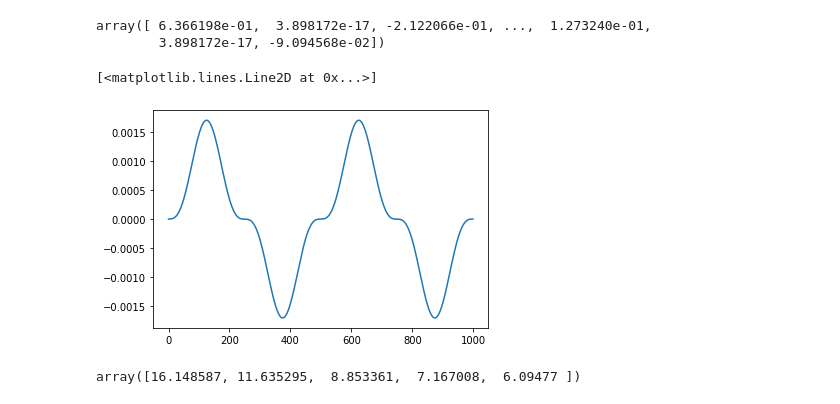
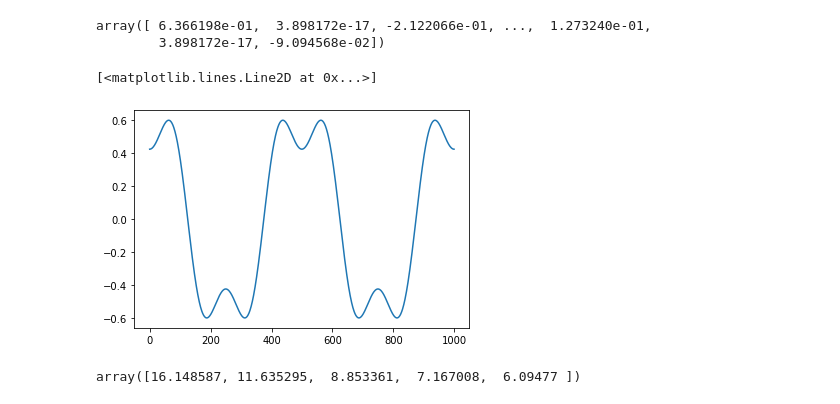
Before and after one commit to 0xDBFB7/covidinator, a Jupyter notebook: documents/pseudo_soliton_simplified.ipynb, the cells around one changed output. Saved outputs shown, nothing was run; the diff lists cells and outputs as text; code cells hidden in the pictures.

```diff
--- a/documents/pseudo_soliton_simplified.ipynb
+++ b/documents/pseudo_soliton_simplified.ipynb
@@ -83,33 +83,33 @@ array([ 6.366198e-01,  3.898172e-17, -2.122066e-01, ...,  1.273240e-01,
 # %%
 def fourier_sum(fundamental_period, amplitude_coefficients, dielectric_constants, t, x, N):
     n = np.arange(1, N+1)
     mode_angular_frequency = n*(1.0/fundamental_period)*2.0*pi
     temporal_phase = mode_angular_frequency * t
     spatial_phase = mode_angular_frequency*np.sqrt(mu_0*dielectric_constants*epsilon_0)*x
 
 
     pos = np.sum(amplitude_coefficients*np.cos(temporal_phase - spatial_phase), axis=0)
-    neg = - np.sum(amplitude_coefficients*np.cos(temporal_phase - spatial_phase + fundamental_period/1000.0), axis=0)
-    return pos + neg
+#     neg = - np.sum(amplitude_coefficients*np.cos(temporal_phase - spatial_phase + fundamental_period/1000.0), axis=0)
+    return pos
 
 N=3
 
 amplitude_coefficients = fourier_amplitude_coefficients(2, 1, N)
 
 dielectric_constants = np.ones_like(amplitude_coefficients)
 
 t = np.linspace(-2.0, 2.0, 1000)
 
 
 
 dt = []
 for i in t:
     dt.append(fourier_sum(2, amplitude_coefficients, dielectric_constants, i, 0, N))
 
 plt.plot(dt)
 # %% [output]
 [<matplotlib.lines.Line2D at 0x...>]
-[figure, old version]
+[figure, new version]
 # %%
 def simple_dispersion(t, x, fundamental_period, N):
 
```
Also changed, not shown: parts of 2 cells of this notebook, 6 other files.
